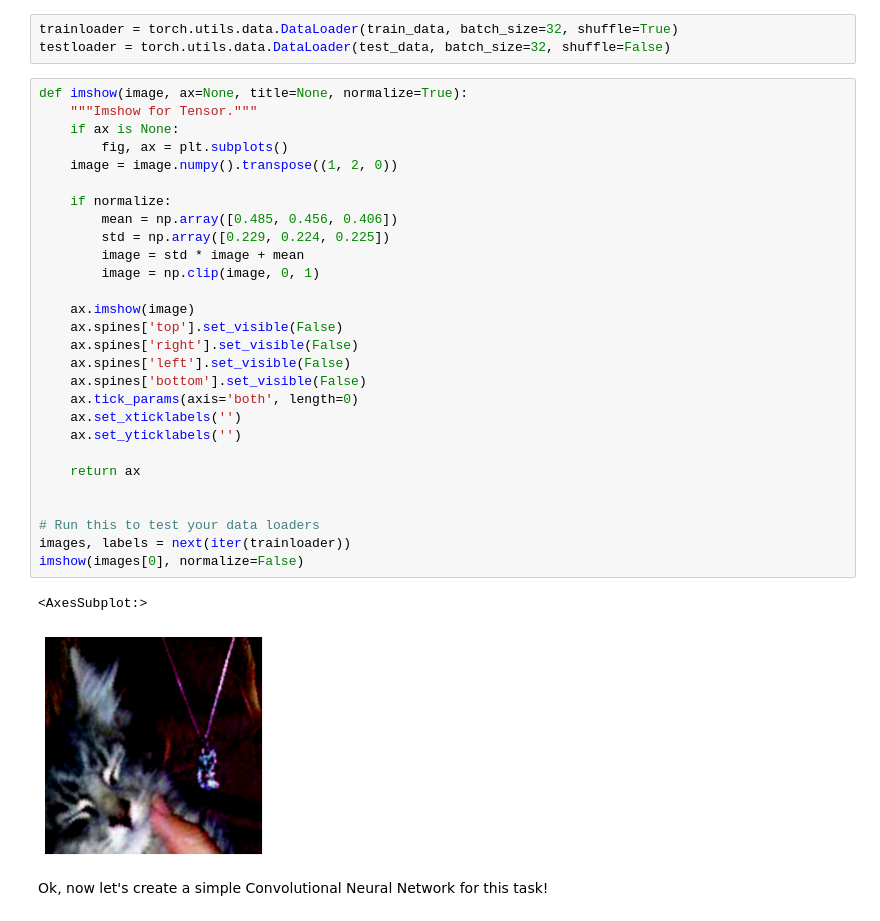
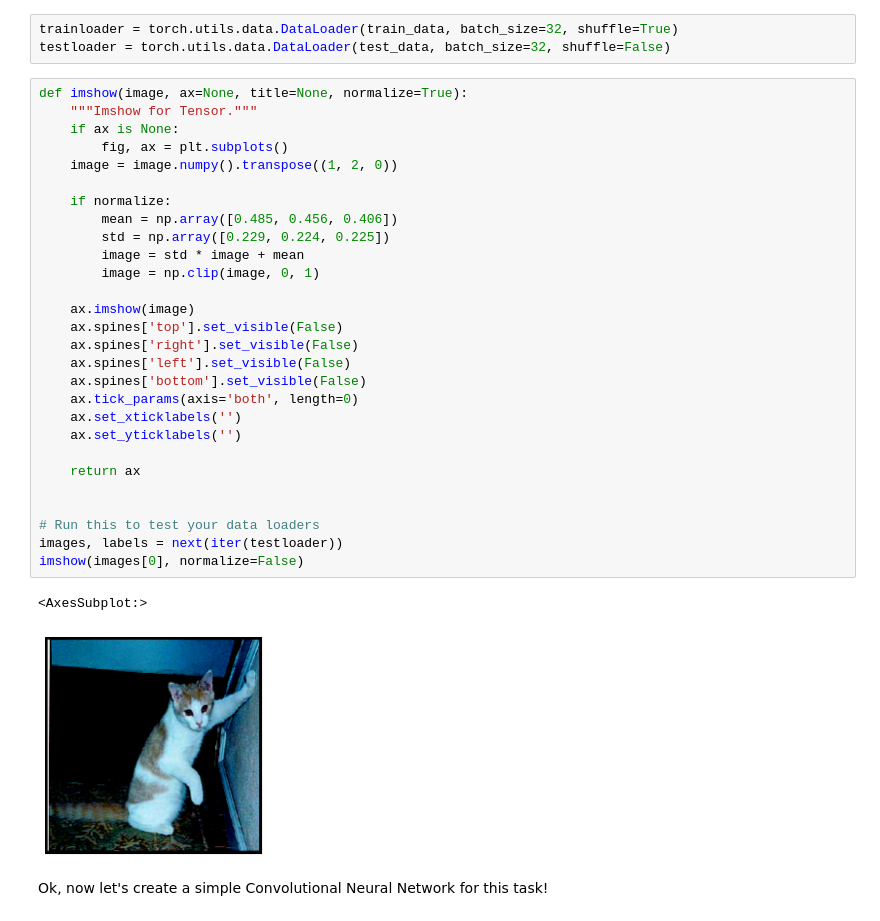
Before and after one commit to lpianta/ai_fall_exercises, a Jupyter notebook: M5_Deep_Learning/d7_CNN/Cat_vs_Dog.ipynb, the cells around one changed output. Drawn from its saved outputs; the diff is of its cells as text.

```diff
--- a/M5_Deep_Learning/d7_CNN/Cat_vs_Dog.ipynb
+++ b/M5_Deep_Learning/d7_CNN/Cat_vs_Dog.ipynb
@@ -127,34 +127,34 @@ testloader = torch.utils.data.DataLoader(test_data, batch_size=32, shuffle=False
 # %%
 def imshow(image, ax=None, title=None, normalize=True):
     """Imshow for Tensor."""
     if ax is None:
         fig, ax = plt.subplots()
     image = image.numpy().transpose((1, 2, 0))
 
     if normalize:
         mean = np.array([0.485, 0.456, 0.406])
         std = np.array([0.229, 0.224, 0.225])
         image = std * image + mean
         image = np.clip(image, 0, 1)
 
     ax.imshow(image)
     ax.spines['top'].set_visible(False)
     ax.spines['right'].set_visible(False)
     ax.spines['left'].set_visible(False)
     ax.spines['bottom'].set_visible(False)
     ax.tick_params(axis='both', length=0)
     ax.set_xticklabels('')
     ax.set_yticklabels('')
 
     return ax
 
 
 # Run this to test your data loaders
-images, labels = next(iter(trainloader))
+images, labels = next(iter(testloader))
 imshow(images[0], normalize=False)
 # %% [output]
 <AxesSubplot:>
-[figure, old version]
+[figure, new version]
 # %% [markdown]
 Ok, now let's create a simple Convolutional Neural Network for this task!
 # %%
```
Also changed, not shown: parts of 3 cells of this notebook.
